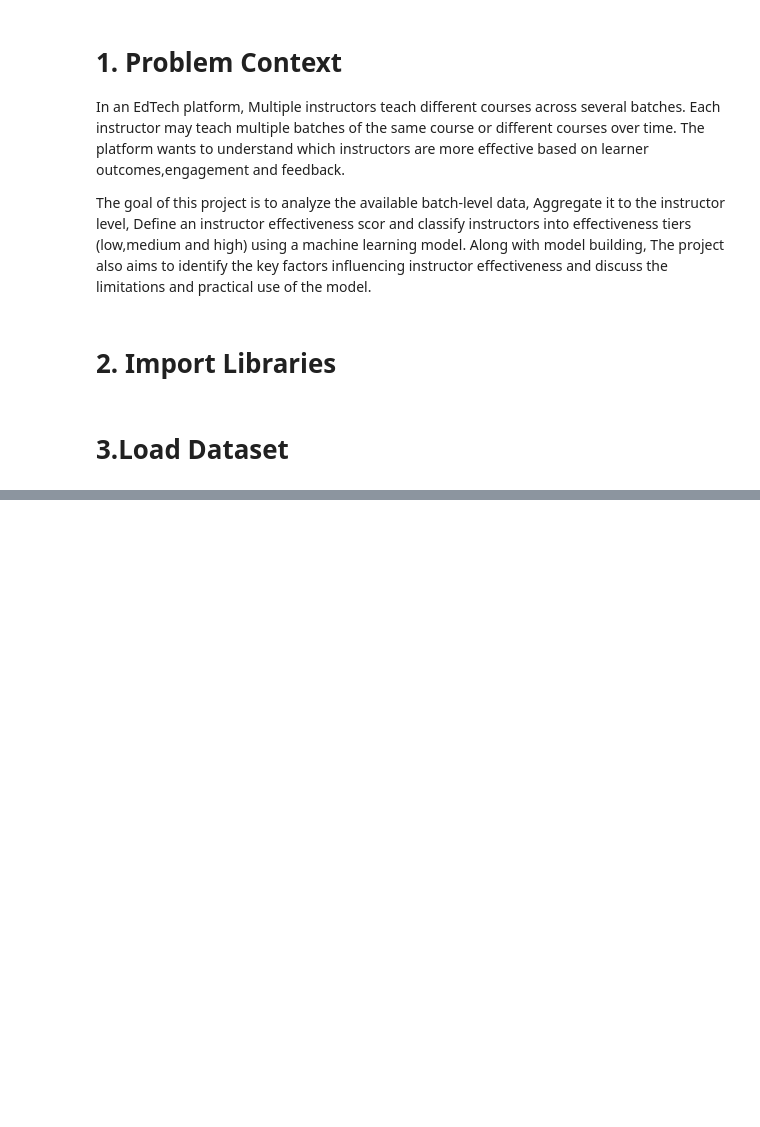
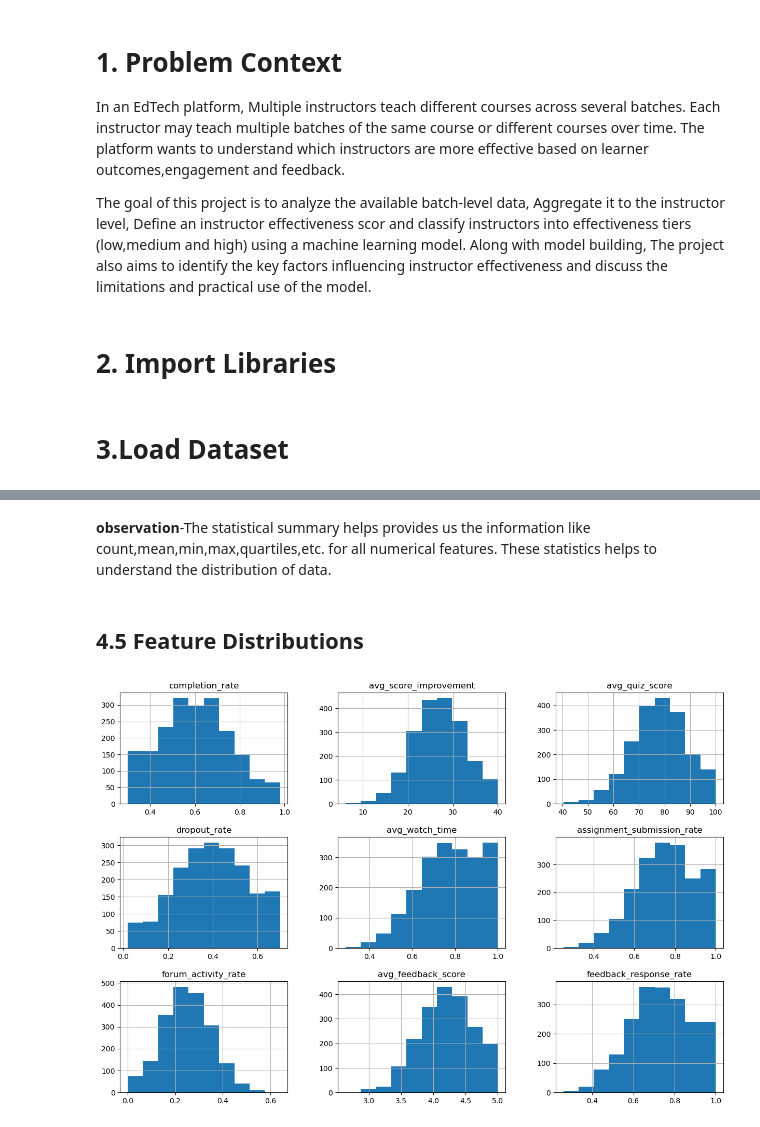
Before and after one commit to priyanshusaini566/ATM-Project, a Jupyter notebook: ML-Project/instructor_effectiveness.ipynb, the cells around one changed output, grey strips where cells are left out. Cells and saved outputs as stored; diff of their text form; code cells hidden in the pictures; blank space fills up the shorter version.

```diff
--- a/ML-Project/instructor_effectiveness.ipynb
+++ b/ML-Project/instructor_effectiveness.ipynb
@@ -29,3 +29,11 @@ from sklearn.metrics import(
 )
 # %% [markdown]
 # 3.Load Dataset
+# %%
+import pandas as pd
+
+url = "https://raw.githubusercontent.com/priyanshusaini566/Instructor-Effectiveness-Modeling-EdTech-Context-/refs/heads/main/instructor_effectiveness_dataset_2000_rows.csv"
+
+df = pd.read_csv(url)
+
+df.head()
@@ -49,0 +166,9 @@ from sklearn.metrics import(
+# %% [markdown]
+**observation**-The statistical summary helps provides us the information like count,mean,min,max,quartiles,etc. for all numerical features. These statistics helps to understand the distribution of data.
+# %% [markdown]
+## 4.5 Feature Distributions
+# %%
+df.hist(figsize=(15,10))
+plt.show()
+# %% [output]
+[figure, added]
```
Also changed, not shown: parts of 81 cells of this notebook.
